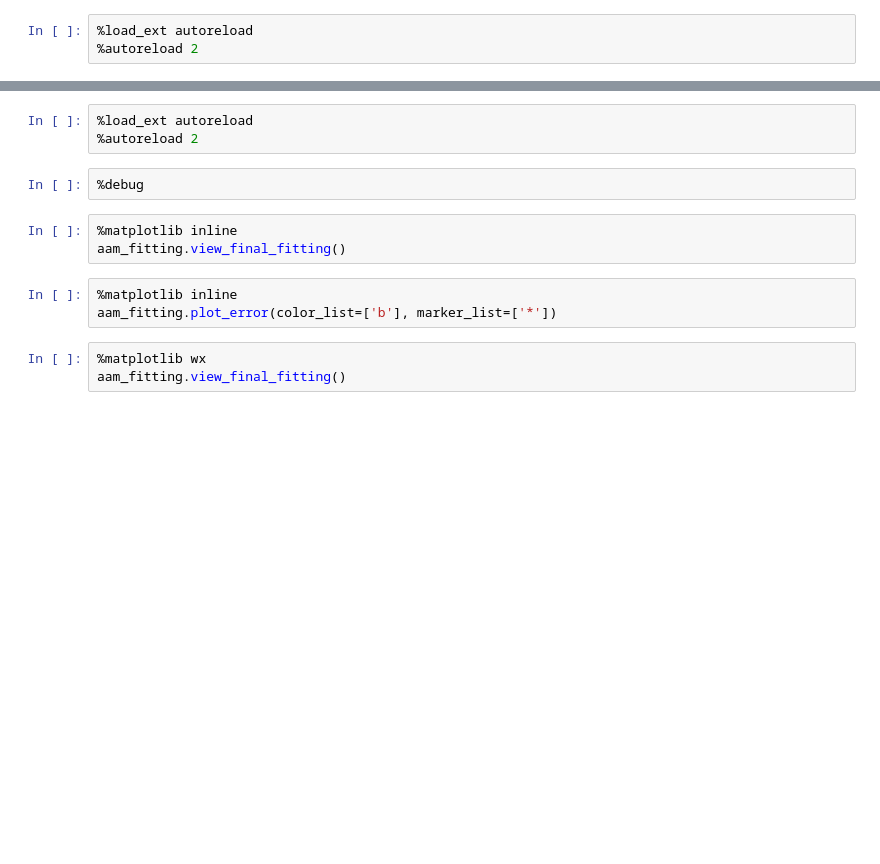
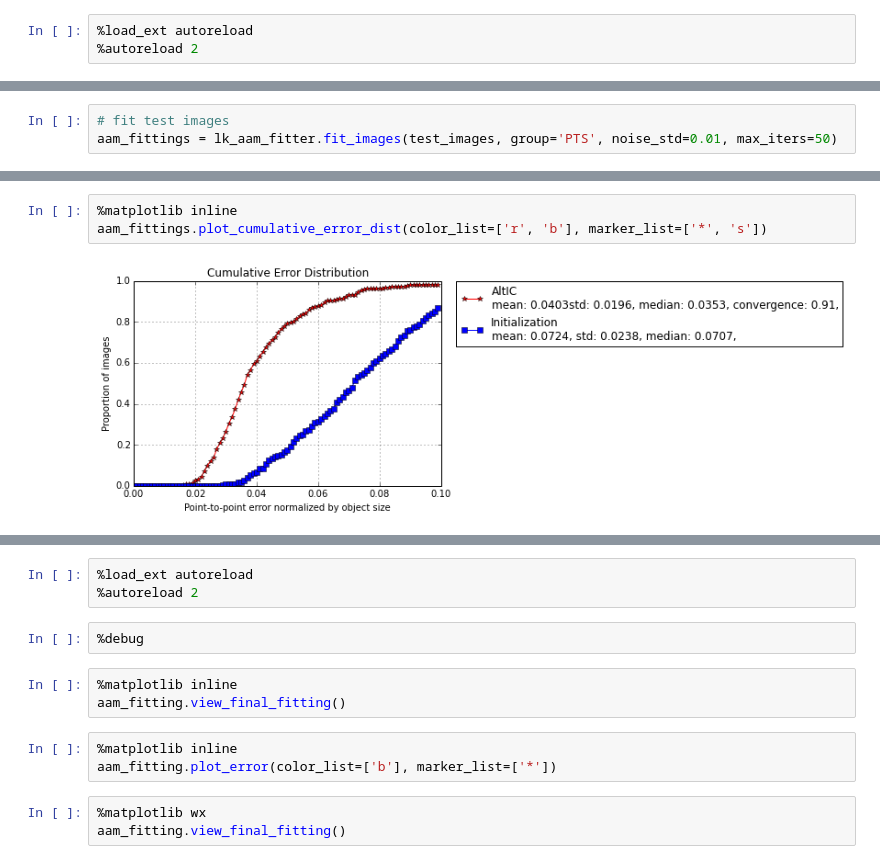
Before and after one commit to jalabort/scrap2, a Jupyter notebook: notebooks/pybug.clm/AAMs.ipynb, the cells around one changed output, grey strips where cells are left out. Drawn from its saved outputs; the diff is of its cells as text; blank space fills up the shorter version.

```diff
--- a/notebooks/pybug.clm/AAMs.ipynb
+++ b/notebooks/pybug.clm/AAMs.ipynb
@@ -87,0 +143,3 @@ lk_aam_fitter = LucasKanadeAAMFitter(aam, lk_algorithm=AlternatingInverseComposi
+# %%
+# fit test images
+aam_fittings = lk_aam_fitter.fit_images(test_images, group='PTS', noise_std=0.01, max_iters=50)
@@ -87,0 +164,5 @@ lk_aam_fitter = LucasKanadeAAMFitter(aam, lk_algorithm=AlternatingInverseComposi
+# %%
+%matplotlib inline
+aam_fittings.plot_cumulative_error_dist(color_list=['r', 'b'], marker_list=['*', 's'])
+# %% [output]
+[figure, added]
```
Also changed, not shown: parts of 26 cells of this notebook, 2 other files.
